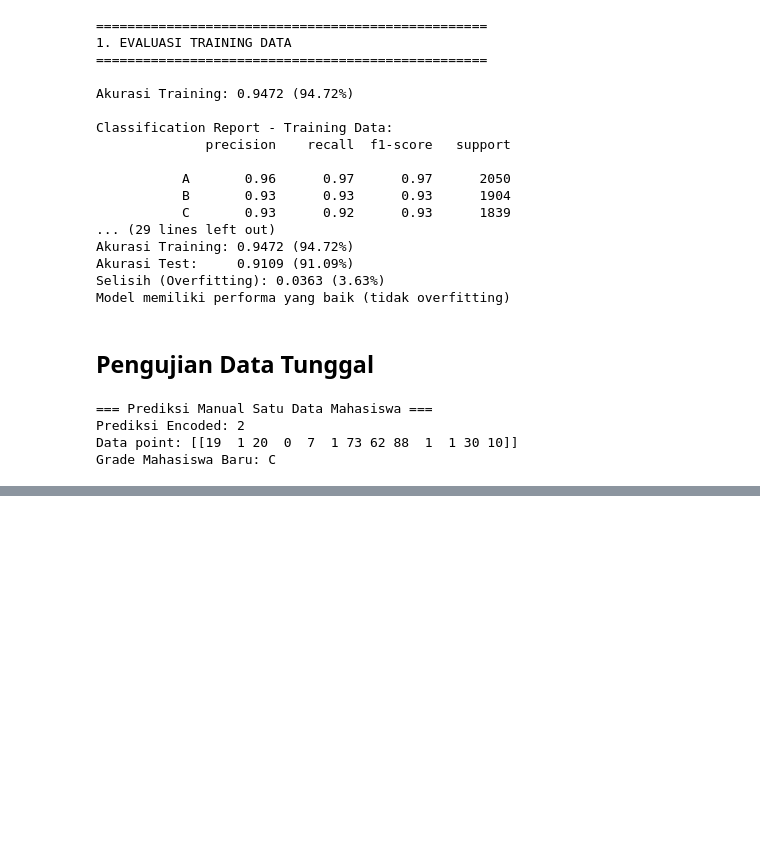
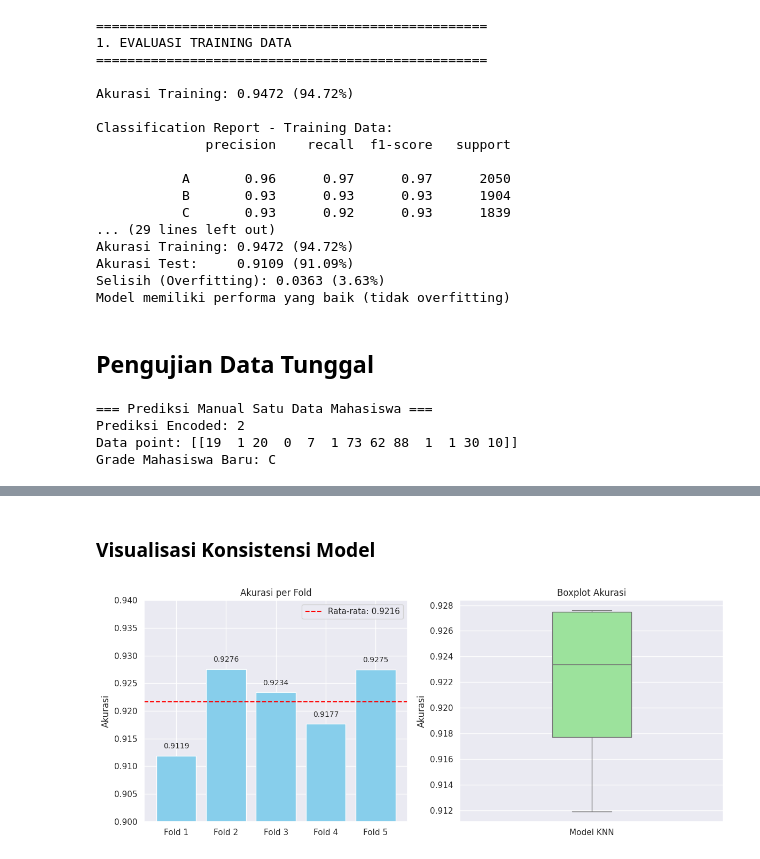
Before and after one commit to rahmahaisyah/student-grade-predictions, a Jupyter notebook: prediction_KNN.ipynb, the cells around one changed output, grey strips where cells are left out. Cells and saved outputs as stored; diff of their text form; code cells hidden in the pictures; blank space fills up the shorter version.

Commit message:
feat: model evaluation k-Fold Cross-Validation

```diff
--- a/prediction_KNN.ipynb
+++ b/prediction_KNN.ipynb
@@ -530,0 +696,38 @@ Grade Mahasiswa Baru: C
+# %% [markdown]
+### Visualisasi Konsistensi Model
+# %%
+import matplotlib.pyplot as plt
+import seaborn as sns
+
+# Data akurasi per fold
+accuracies = [0.9119, 0.9276, 0.9234, 0.9177, 0.9275]
+folds = [f'Fold {i+1}' for i in range(len(accuracies))]
+mean_acc = sum(accuracies) / len(accuracies)
+
+plt.figure(figsize=(12, 5))
+
+# Bar Plot
+plt.subplot(1, 2, 1)
+bars = plt.bar(folds, accuracies, color='skyblue')
+plt.axhline(mean_acc, color='red', linestyle='--', label=f'Rata-rata: {mean_acc:.4f}')
+plt.ylim(0.90, 0.94)
+plt.title('Akurasi per Fold')
+plt.ylabel('Akurasi')
+plt.legend()
+
+# Annotasi nilai akurasi
+for bar, acc in zip(bars, accuracies):
+    plt.text(bar.get_x() + bar.get_width() / 2, bar.get_height() + 0.001, f"{acc:.4f}",
+             ha='center', va='bottom', fontsize=10)
+
+# Box Plot
+plt.subplot(1, 2, 2)
+sns.boxplot(data=accuracies, width=0.3, color='lightgreen')
+plt.title('Boxplot Akurasi')
+plt.ylabel('Akurasi')
+plt.xticks([0], ['Model KNN'])
+
+plt.tight_layout()
+plt.show()
+# %% [output]
+[figure, added]
```
Also changed, not shown: parts of 13 cells of this notebook.
